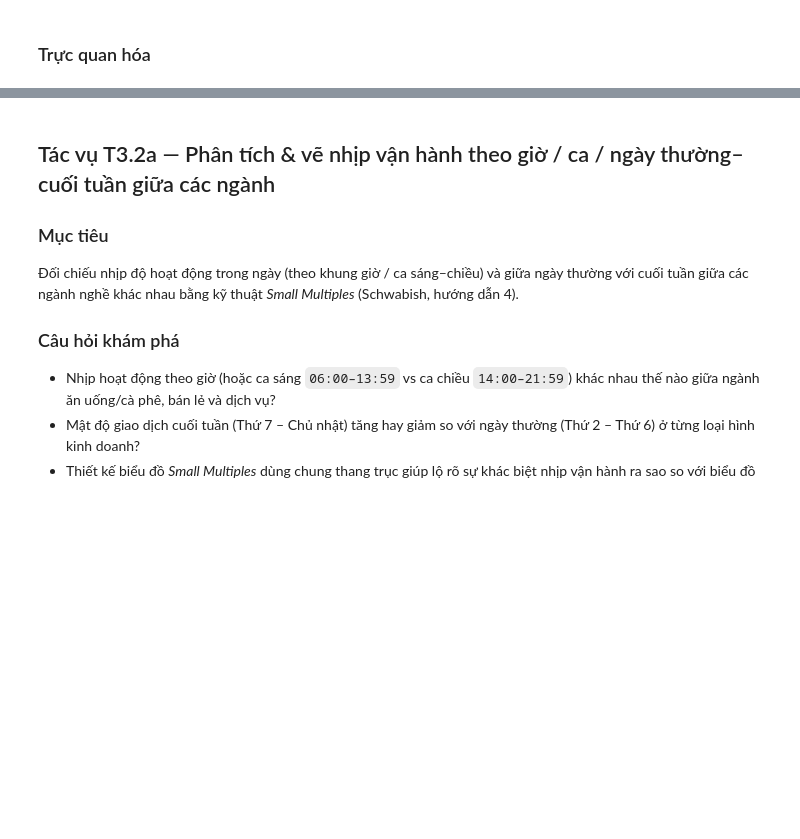
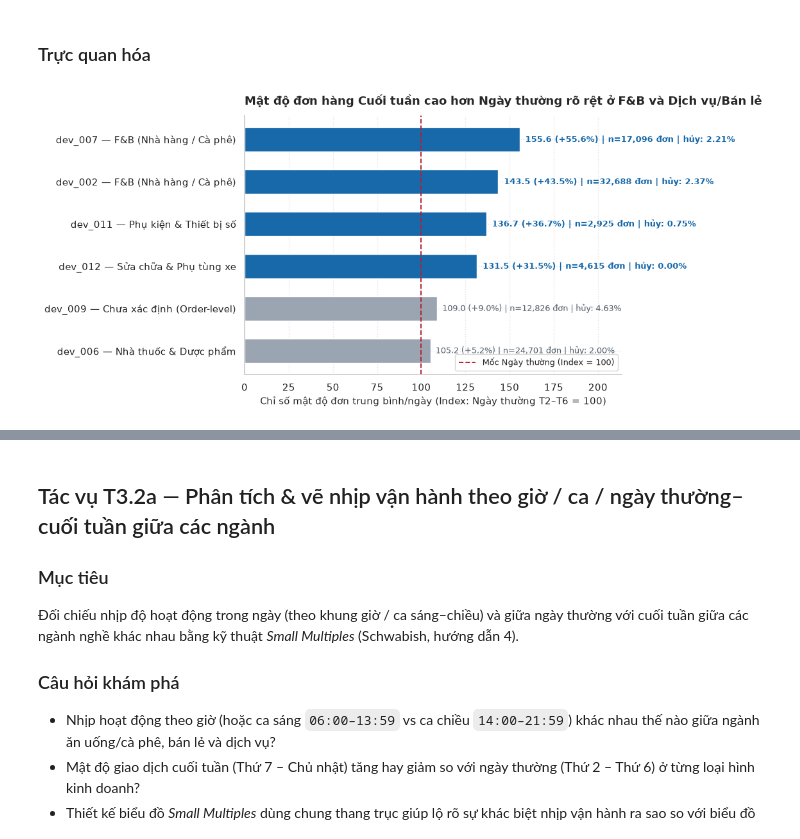
Before and after one commit to itsanhkhoi12/data-visualization-uth, a Jupyter notebook: notebook/03_cross_business_eda.ipynb, the cells around one changed output, grey strips where cells are left out. Cells and saved outputs as stored; diff of their text form; code cells hidden in the pictures; blank space fills up the shorter version.

```diff
--- a/notebook/03_cross_business_eda.ipynb
+++ b/notebook/03_cross_business_eda.ipynb
@@ -341,7 +1041,71 @@ normalized_cross_df = pd.DataFrame()
 # %%
 # TODO (T3.1b — Trực quan hóa)
 # Vẽ biểu đồ kiểm tra hoặc đối chiếu tỉ trọng % (ví dụ: Cleveland dot plot hoặc cột nhóm/chồng 100% có ghi cỡ mẫu n).
 # Lưu ý: Không sử dụng biểu đồ 3D hoặc hai trục tung (dual axis); biểu đồ cột bắt đầu từ 0.
+# T3.1b — Trực quan hóa: So sánh Index mật độ đơn Cuối tuần vs Ngày thường (có kèm cỡ mẫu n)
+idx_df = normalized_cross_df[
+    normalized_cross_df["metric_id"] == "weekend_vs_weekday_index"
+].copy()
+cancel_map = (
+    normalized_cross_df[normalized_cross_df["metric_id"] == "invalid_cancel_rate_pct"]
+    .set_index("business_id")["value"]
+    .to_dict()
+)
+
+idx_df["cancel_pct"] = idx_df["business_id"].map(cancel_map)
+idx_df["label"] = idx_df["business_id"] + " — " + idx_df["industry"]
+idx_df = idx_df.sort_values("value", ascending=True)
+
+fig, ax = plt.subplots(figsize=(10.5, 5.2))
+
+# Tô màu nhấn cho nhóm tăng >25% cuối tuần, màu xám cho nhóm ổn định gần mốc 100
+bar_colors = [
+    COLOR_ACCENT_BLUE if v >= 125 else COLOR_GRAY
+    for v in idx_df["value"]
+]
+
+bars = ax.barh(
+    idx_df["label"],
+    idx_df["value"],
+    color=bar_colors,
+    height=0.58,
+)
+
+# Đường tham chiếu chuẩn Ngày thường = 100
+ax.axvline(100, color=COLOR_ACCENT_RED, linestyle="--", linewidth=1.4, label="Mốc Ngày thường (Index = 100)")
+
+# Gắn nhãn trực tiếp giá trị Index, cỡ mẫu n và tỷ lệ hủy/trả
+for bar, (_, row) in zip(bars, idx_df.iterrows()):
+    val = row["value"]
+    diff_pct = val - 100
+    n_ord = int(row["sample_n"])
+    c_pct = row["cancel_pct"]
+    annot = f" {val:.1f} (+{diff_pct:.1f}%) | n={n_ord:,} đơn | hủy: {c_pct:.2f}%"
+    ax.text(
+        val + 1.5,
+        bar.get_y() + bar.get_height() / 2,
+        annot,
+        va="center",
+        fontsize=9.5,
+        color=COLOR_ACCENT_BLUE if val >= 125 else COLOR_GRAY_DARK,
+        fontweight="bold" if val >= 125 else "normal",
+    )
+
+ax.set_title(
+    "Mật độ đơn hàng Cuối tuần cao hơn Ngày thường rõ rệt ở F&B và Dịch vụ/Bán lẻ",
+    pad=12,
+    fontweight="bold",
+)
+ax.set_xlabel("Chỉ số mật độ đơn trung bình/ngày (Index: Ngày thường T2–T6 = 100)")
+ax.set_ylabel("")
+ax.set_xlim(0, idx_df["value"].max() + 58)
+ax.legend(loc="lower right", frameon=True, fontsize=9.5)
+
+plt.tight_layout()
+fig.savefig(PHASE3_FIGURES_DIR / "t3_1b_weekend_index_comparison.png", dpi=300, bbox_inches="tight")
+plt.show()
+# %% [output]
+[figure, added]
 # %% [markdown]
 ### Kết quả & Nhận định
 
```
Also changed, not shown: parts of 35 cells of this notebook.
